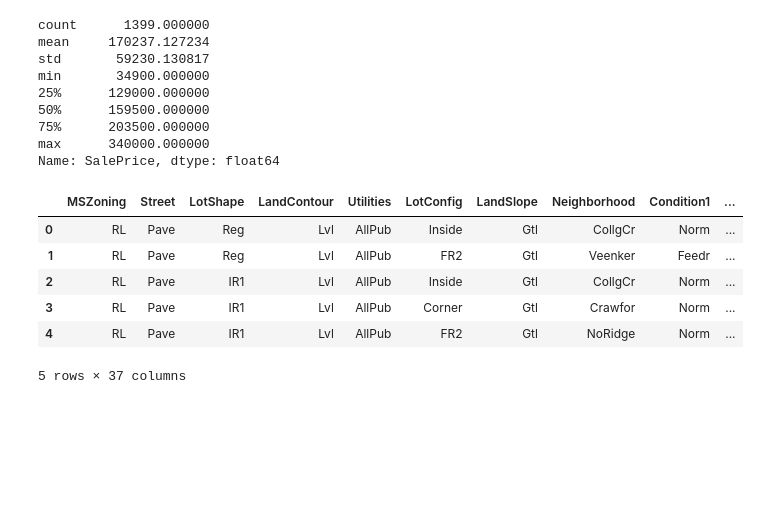
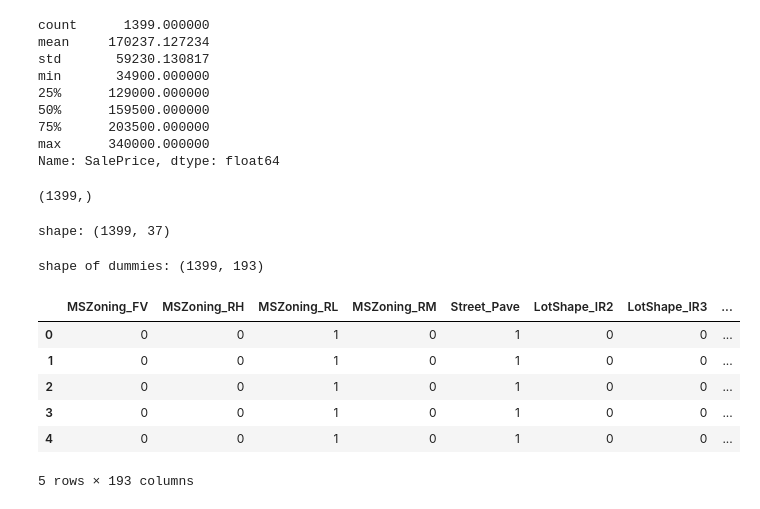
Before and after one commit to pabrokim/house-prices, a Jupyter notebook: house.ipynb, the cells around one changed output. Cells and saved outputs as stored; diff of their text form; code cells hidden in the pictures; blank space fills up the shorter version.

Commit message:
dummies as int

```diff
--- a/house.ipynb
+++ b/house.ipynb
@@ -118,17 +118,30 @@ min       34900.000000
 75%      203500.000000
 max      340000.000000
 Name: SalePrice, dtype: float64
+# %%
+sale.shape
+# %% [output]
+(1399,)
 # %%
-categorical_feat = df.select_dtypes('object').columns
-df[categorical_feat].head()
+categorical_feat = df.select_dtypes('object')#.columns
+#df[categorical_feat].head()
+print('shape:', categorical_feat.shape)
 # %% [output]
-|  | MSZoning | Street | LotShape | LandContour | Utilities | LotConfig | LandSlope | Neighborhood | Condition1 | ... |
-| 0 | RL | Pave | Reg | Lvl | AllPub | Inside | Gtl | CollgCr | Norm | ... |
-| 1 | RL | Pave | Reg | Lvl | AllPub | FR2 | Gtl | Veenker | Feedr | ... |
-| 2 | RL | Pave | IR1 | Lvl | AllPub | Inside | Gtl | CollgCr | Norm | ... |
-| 3 | RL | Pave | IR1 | Lvl | AllPub | Corner | Gtl | Crawfor | Norm | ... |
-| 4 | RL | Pave | IR1 | Lvl | AllPub | FR2 | Gtl | NoRidge | Norm | ... |
-5 rows × 37 columns
+shape: (1399, 37)
 # %%
 #get dummies
-dummies = pd.get_dummies(categorical_feat)
+dummies = pd.get_dummies(categorical_feat, drop_first=True).astype(int)
+
+print('shape of dummies:', dummies.shape)
+# %% [output]
+shape of dummies: (1399, 193)
+# %%
+dummies.head()
+# %% [output]
+|  | MSZoning_FV | MSZoning_RH | MSZoning_RL | MSZoning_RM | Street_Pave | LotShape_IR2 | LotShape_IR3 | ... |
+| 0 | 0 | 0 | 1 | 0 | 1 | 0 | 0 | ... |
+| 1 | 0 | 0 | 1 | 0 | 1 | 0 | 0 | ... |
+| 2 | 0 | 0 | 1 | 0 | 1 | 0 | 0 | ... |
+| 3 | 0 | 0 | 1 | 0 | 1 | 0 | 0 | ... |
+| 4 | 0 | 0 | 1 | 0 | 1 | 0 | 0 | ... |
+5 rows × 193 columns
```
